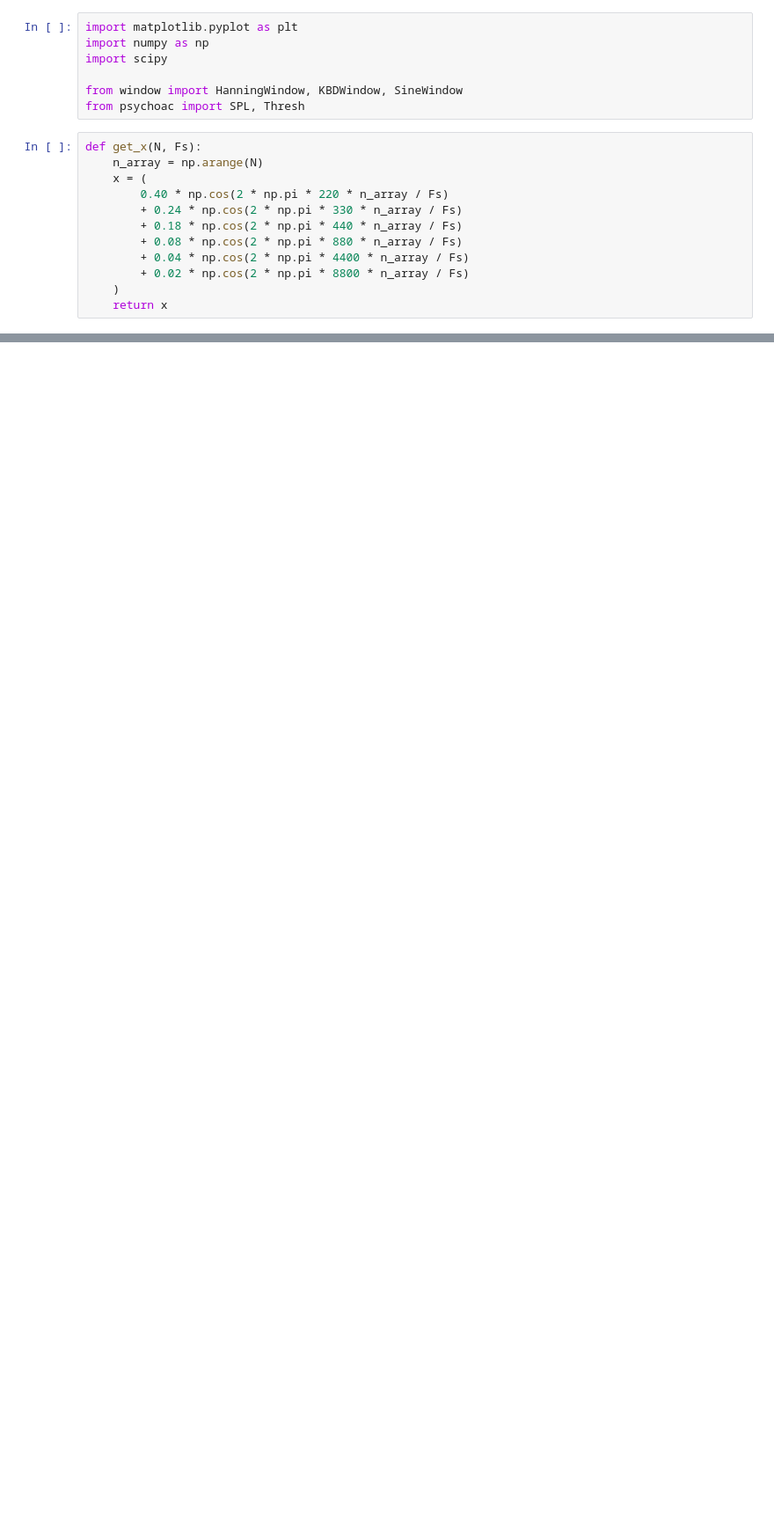
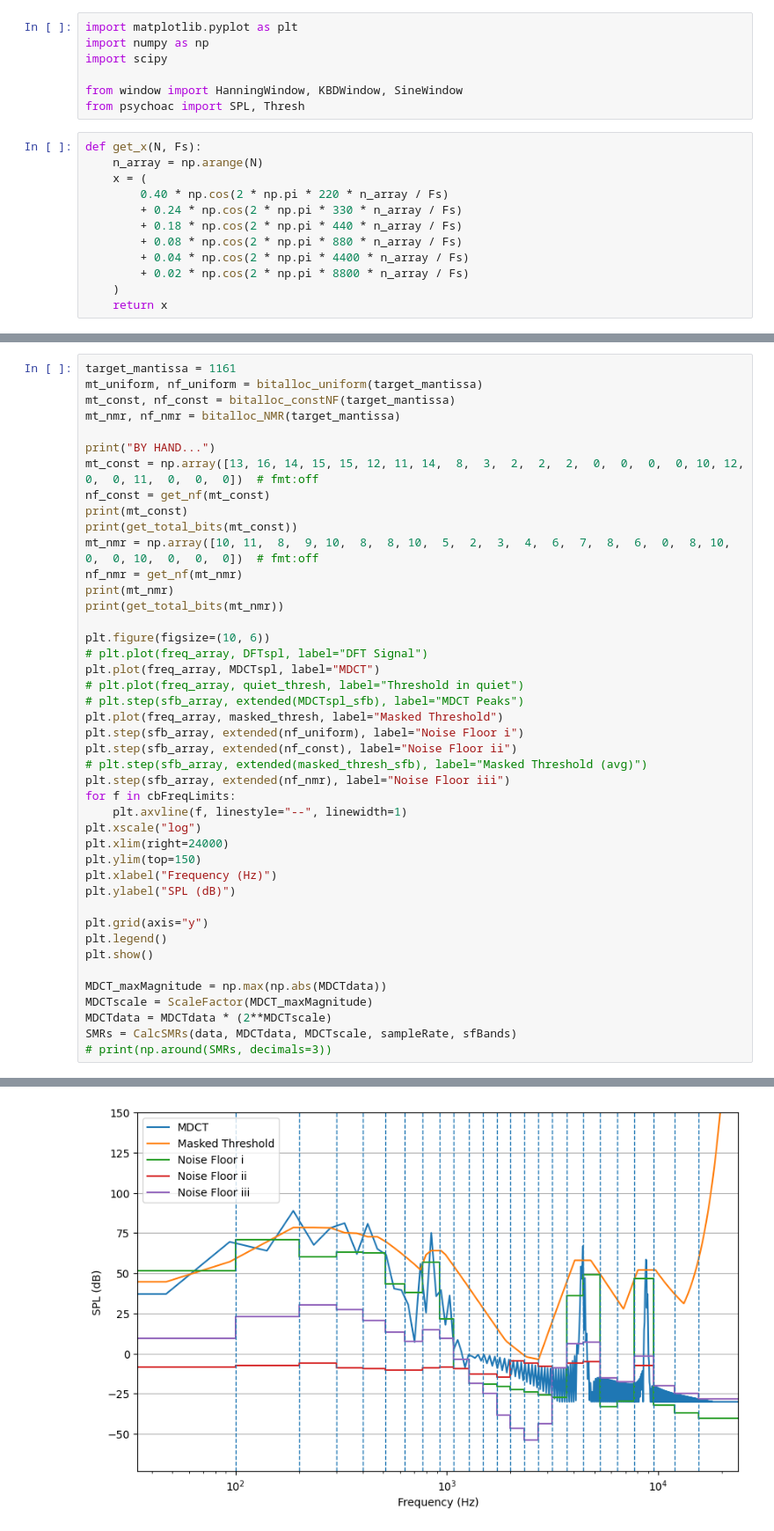
Before and after one commit to aik2mlj/music422-code, a Jupyter notebook: Hw5/src/plots.ipynb, the cells around one changed output, grey strips where cells are left out. Shown at 88% size. Cells and saved outputs as stored; diff of their text form; blank space fills up the shorter version.

```diff
--- a/Hw5/src/plots.ipynb
+++ b/Hw5/src/plots.ipynb
@@ -185,0 +161,44 @@ noise floor iii
+# %%
+target_mantissa = 1161
+mt_uniform, nf_uniform = bitalloc_uniform(target_mantissa)
+mt_const, nf_const = bitalloc_constNF(target_mantissa)
+mt_nmr, nf_nmr = bitalloc_NMR(target_mantissa)
+
+print("BY HAND...")
+mt_const = np.array([13, 16, 14, 15, 15, 12, 11, 14,  8,  3,  2,  2,  2,  0,  0,  0,  0, 10, 12,  0,  0, 11,  0,  0,  0])  # fmt:off
+nf_const = get_nf(mt_const)
+print(mt_const)
+print(get_total_bits(mt_const))
+mt_nmr = np.array([10, 11,  8,  9, 10,  8,  8, 10,  5,  2,  3,  4,  6,  7,  8,  6,  0,  8, 10,  0,  0, 10,  0,  0,  0])  # fmt:off
+nf_nmr = get_nf(mt_nmr)
+print(mt_nmr)
+print(get_total_bits(mt_nmr))
+
+plt.figure(figsize=(10, 6))
+# plt.plot(freq_array, DFTspl, label="DFT Signal")
+plt.plot(freq_array, MDCTspl, label="MDCT")
+# plt.plot(freq_array, quiet_thresh, label="Threshold in quiet")
+# plt.step(sfb_array, extended(MDCTspl_sfb), label="MDCT Peaks")
+plt.plot(freq_array, masked_thresh, label="Masked Threshold")
+plt.step(sfb_array, extended(nf_uniform), label="Noise Floor i")
+plt.step(sfb_array, extended(nf_const), label="Noise Floor ii")
+# plt.step(sfb_array, extended(masked_thresh_sfb), label="Masked Threshold (avg)")
+plt.step(sfb_array, extended(nf_nmr), label="Noise Floor iii")
+for f in cbFreqLimits:
+    plt.axvline(f, linestyle="--", linewidth=1)
+plt.xscale("log")
+plt.xlim(right=24000)
+plt.ylim(top=150)
+plt.xlabel("Frequency (Hz)")
+plt.ylabel("SPL (dB)")
+
+plt.grid(axis="y")
+plt.legend()
+plt.show()
+
+MDCT_maxMagnitude = np.max(np.abs(MDCTdata))
+MDCTscale = ScaleFactor(MDCT_maxMagnitude)
+MDCTdata = MDCTdata * (2**MDCTscale)
+SMRs = CalcSMRs(data, MDCTdata, MDCTscale, sampleRate, sfBands)
+# print(np.around(SMRs, decimals=3))
+# %% [output]
@@ -185,0 +222 @@ noise floor iii
+[figure, added]
```
Also changed, not shown: parts of 3 cells of this notebook, 9 other files.
